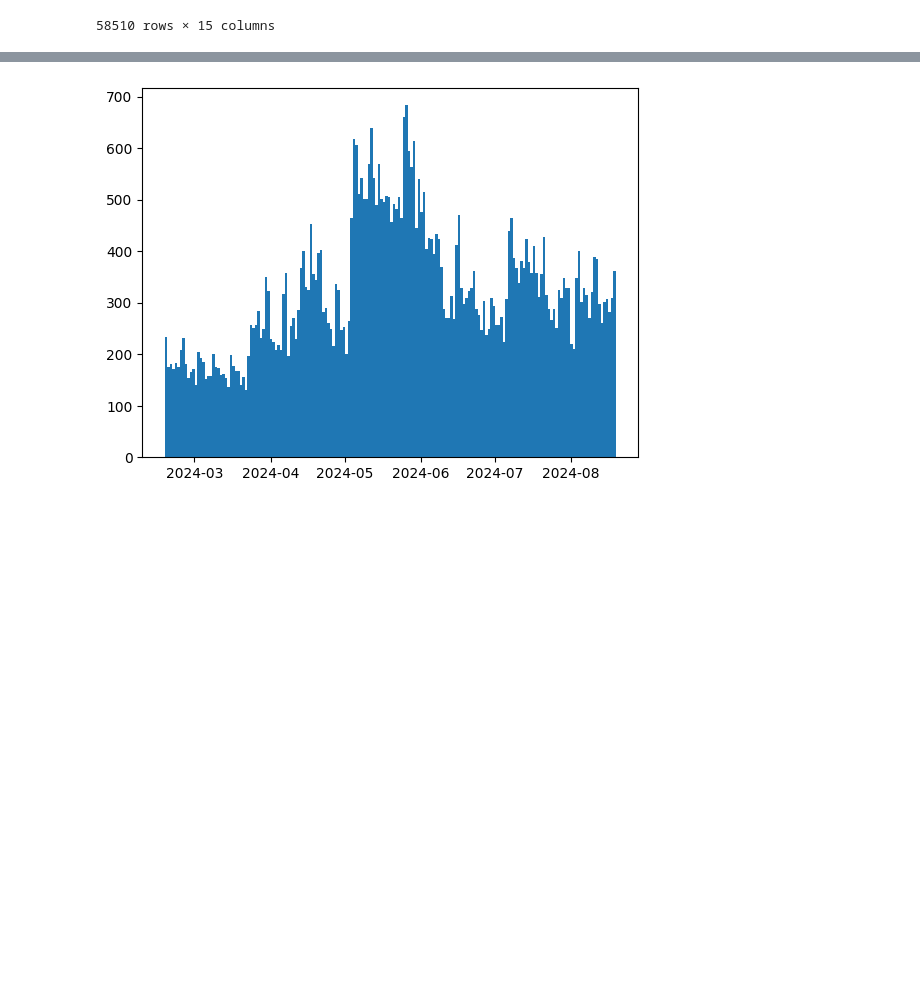
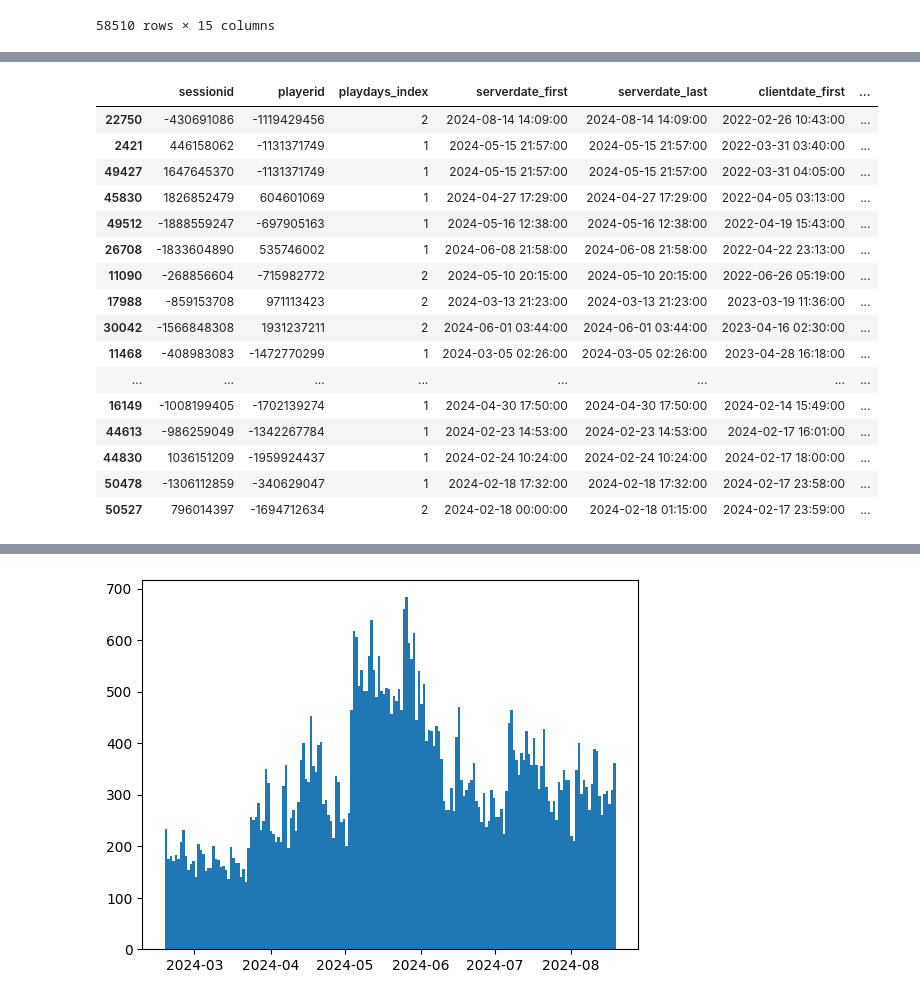
Before and after one commit to Mr28/game-user-engagement-analysis, a Jupyter notebook: Untitled-1.ipynb, the cells around one changed output, grey strips where cells are left out. Cells and saved outputs as stored; diff of their text form; code cells hidden in the pictures; blank space fills up the shorter version.

```diff
--- a/Untitled-1.ipynb
+++ b/Untitled-1.ipynb
@@ -504,5 +671,5 @@ df
 | 39444 | 1266857062 | 2147373747 | 2024-05-03 21:21:00 | 2024-05-03 21:21:00 | 2024-05-03 21:21:00 | 2024-05-03 21:21:00 | 20240503 | ... |
 58510 rows × 15 columns
 # %%
-print(df.loc[df['clientdate_first']<'2024-02-18 00:00:00', ['playerid', 'serverdate_first', 'serverdate_last', 'clientdate_first', 'clientdate_last']].sort_values(by=['clientdate_first']))
+df.loc[(df['clientdate_first']<'2024-02-18 00:00:00') & (df['sessionuptime_duration']>0), ['sessionid', 'playerid', 'playdays_index', 'serverdate_first', 'serverdate_last', 'clientdate_first', 'clientdate_last', 'sessionuptime_duration', 'session_playtime_duration']].sort_values(by=['clientdate_first'])
 # %% [output]
@@ -525,0 +676,17 @@ print(df.loc[df['clientdate_first']<'2024-02-18 00:00:00', ['playerid', 'serverd
+|  | sessionid | playerid | playdays_index | serverdate_first | serverdate_last | clientdate_first | ... |
+| 22750 | -430691086 | -1119429456 | 2 | 2024-08-14 14:09:00 | 2024-08-14 14:09:00 | 2022-02-26 10:43:00 | ... |
+| 2421 | 446158062 | -1131371749 | 1 | 2024-05-15 21:57:00 | 2024-05-15 21:57:00 | 2022-03-31 03:40:00 | ... |
+| 49427 | 1647645370 | -1131371749 | 1 | 2024-05-15 21:57:00 | 2024-05-15 21:57:00 | 2022-03-31 04:05:00 | ... |
+| 45830 | 1826852479 | 604601069 | 1 | 2024-04-27 17:29:00 | 2024-04-27 17:29:00 | 2022-04-05 03:13:00 | ... |
+| 49512 | -1888559247 | -697905163 | 1 | 2024-05-16 12:38:00 | 2024-05-16 12:38:00 | 2022-04-19 15:43:00 | ... |
+| 26708 | -1833604890 | 535746002 | 1 | 2024-06-08 21:58:00 | 2024-06-08 21:58:00 | 2022-04-22 23:13:00 | ... |
+| 11090 | -268856604 | -715982772 | 2 | 2024-05-10 20:15:00 | 2024-05-10 20:15:00 | 2022-06-26 05:19:00 | ... |
+| 17988 | -859153708 | 971113423 | 2 | 2024-03-13 21:23:00 | 2024-03-13 21:23:00 | 2023-03-19 11:36:00 | ... |
+| 30042 | -1566848308 | 1931237211 | 2 | 2024-06-01 03:44:00 | 2024-06-01 03:44:00 | 2023-04-16 02:30:00 | ... |
+| 11468 | -408983083 | -1472770299 | 1 | 2024-03-05 02:26:00 | 2024-03-05 02:26:00 | 2023-04-28 16:18:00 | ... |
+| ... | ... | ... | ... | ... | ... | ... | ... |
+| 16149 | -1008199405 | -1702139274 | 1 | 2024-04-30 17:50:00 | 2024-04-30 17:50:00 | 2024-02-14 15:49:00 | ... |
+| 44613 | -986259049 | -1342267784 | 1 | 2024-02-23 14:53:00 | 2024-02-23 14:53:00 | 2024-02-17 16:01:00 | ... |
+| 44830 | 1036151209 | -1959924437 | 1 | 2024-02-24 10:24:00 | 2024-02-24 10:24:00 | 2024-02-17 18:00:00 | ... |
+| 50478 | -1306112859 | -340629047 | 1 | 2024-02-18 17:32:00 | 2024-02-18 17:32:00 | 2024-02-17 23:58:00 | ... |
+| 50527 | 796014397 | -1694712634 | 2 | 2024-02-18 00:00:00 | 2024-02-18 01:15:00 | 2024-02-17 23:59:00 | ... |
```
Also changed, not shown: parts of 26 cells of this notebook.
